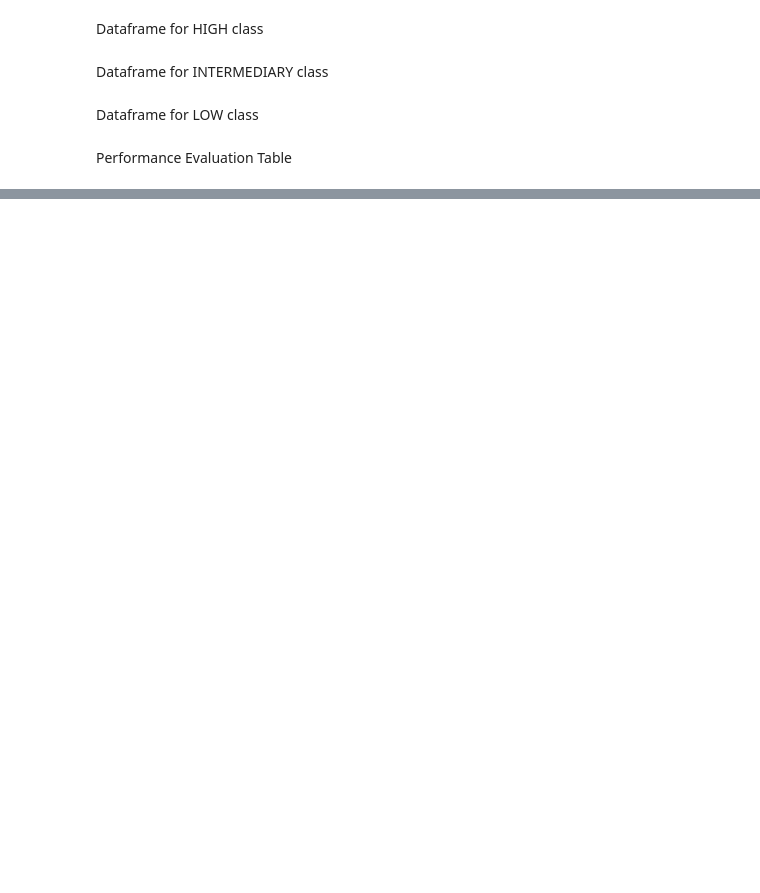
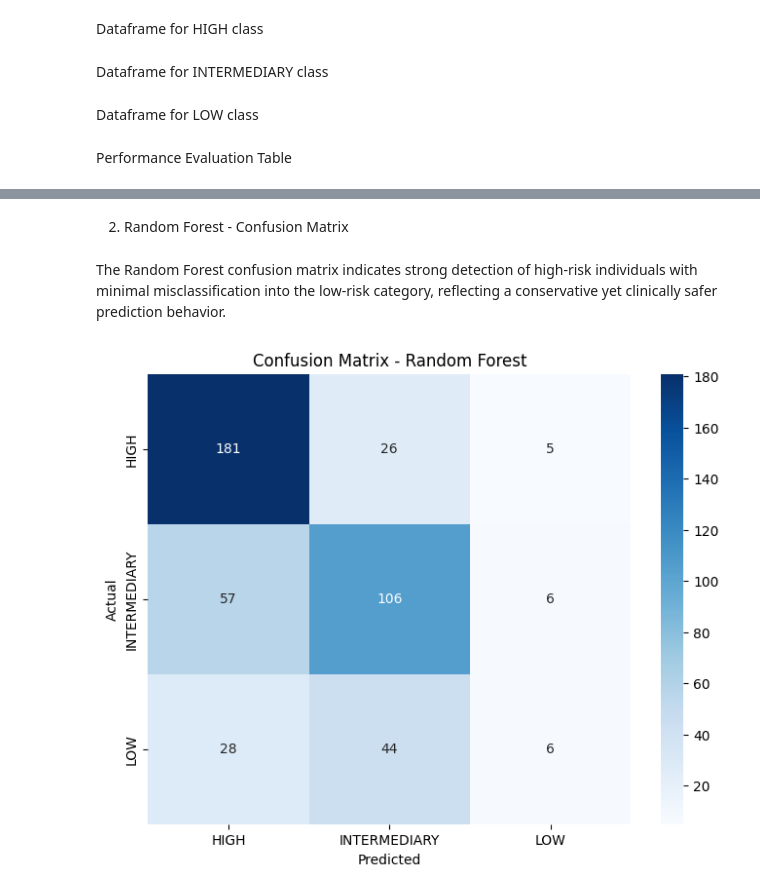
Before and after one commit to avimallik/pulse_ml_heart_disease_predictor, a Jupyter notebook: data_preprocessing.ipynb, the cells around one changed output, grey strips where cells are left out. Drawn from its saved outputs; the diff is of its cells as text; code cells hidden in the pictures; blank space fills up the shorter version.

```diff
--- a/data_preprocessing.ipynb
+++ b/data_preprocessing.ipynb
@@ -991,0 +1031,11 @@ Model Performace : LOW (Class)
+# %% [markdown]
+2. Random Forest - Confusion Matrix
+# %% [markdown]
+The Random Forest confusion matrix indicates strong detection of high-risk individuals with minimal misclassification into the low-risk category, reflecting a conservative yet clinically safer prediction behavior.
+# %%
+cm_random_forest = confusion_matrix(x_split_class_obj.y_test,
+                            y_pred_rf_model,
+                            labels=class_labels)
+plot_confusion(cm_random_forest, 'Confusion Matrix - Random Forest')
+# %% [output]
+[figure, added]
```
Also changed, not shown: parts of 24 cells of this notebook, 7 other files.
